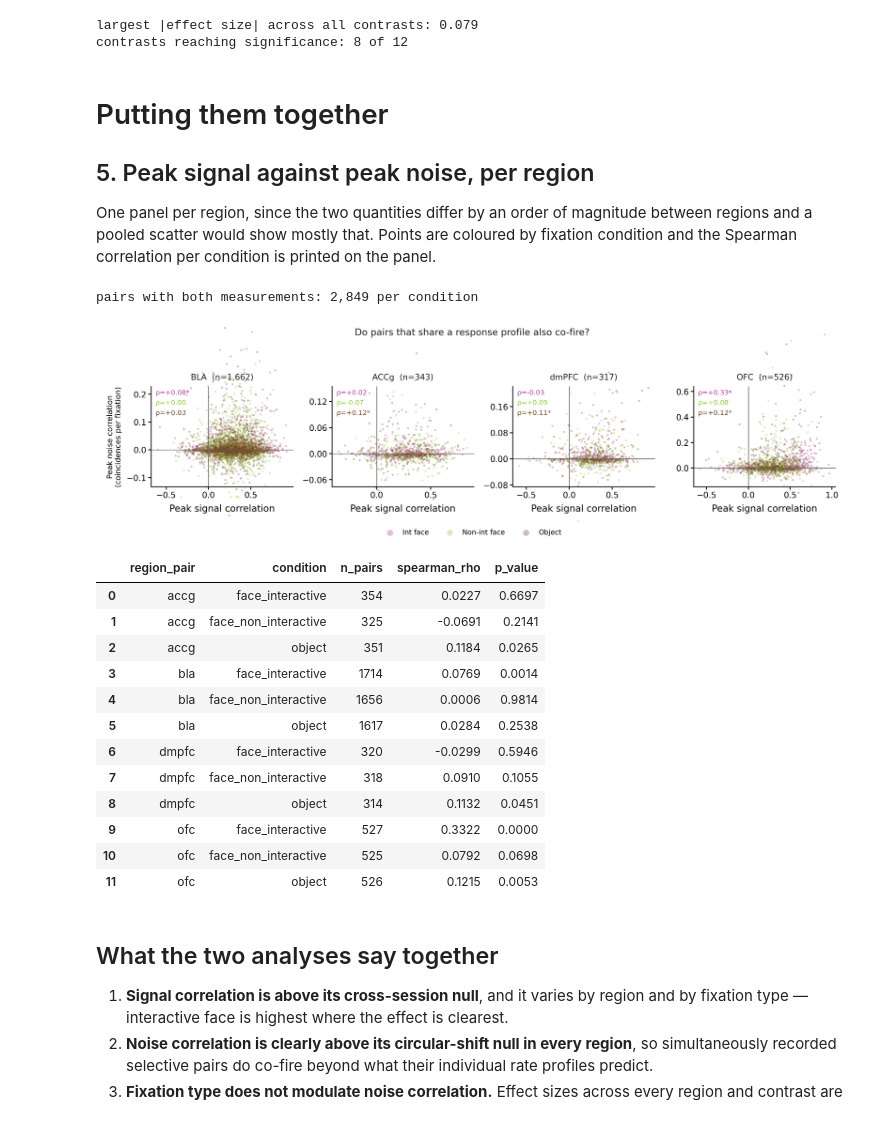
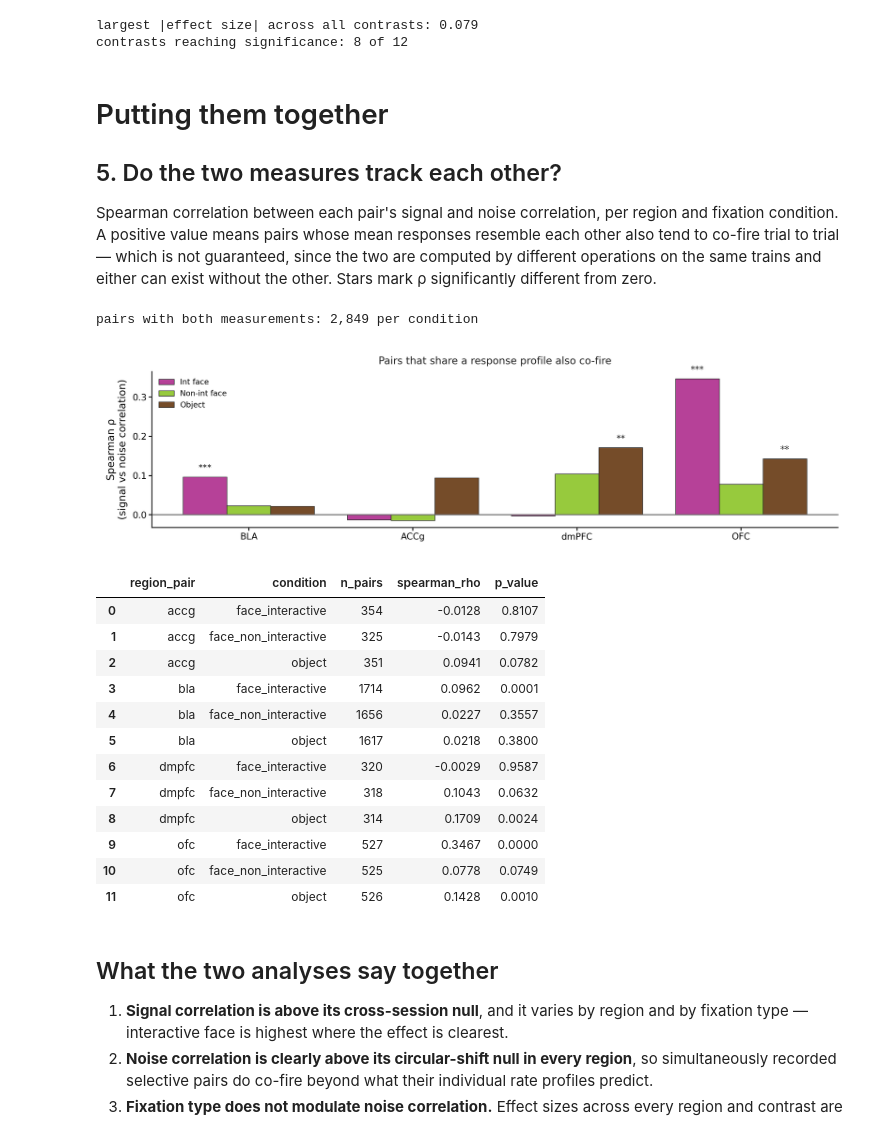
Before and after one commit to gprabaha/dal_monte_2022_analysis, a Jupyter notebook: notebooks/pair_correlation_overview/pair_correlation_overview.ipynb, the cells around one changed output. Drawn from its saved outputs; the diff is of its cells as text; code cells hidden in the pictures.

```diff
--- a/notebooks/pair_correlation_overview/pair_correlation_overview.ipynb
+++ b/notebooks/pair_correlation_overview/pair_correlation_overview.ipynb
@@ -236,42 +235,46 @@ contrasts reaching significance: 8 of 12
 # %% [markdown]
 # Putting them together
 
-## 5. Peak signal against peak noise, per region
+## 5. Do the two measures track each other?
 
-One panel per region, since the two quantities differ by an order of magnitude
-between regions and a pooled scatter would show mostly that. Points are coloured
-by fixation condition and the Spearman correlation per condition is printed on
-the panel.
+Spearman correlation between each pair's signal and noise correlation, per
+region and fixation condition. A positive value means pairs whose mean responses
+resemble each other also tend to co-fire trial to trial — which is not
+guaranteed, since the two are computed by different operations on the same
+trains and either can exist without the other. Stars mark ρ significantly
+different from zero.
 # %%
-joined = sc.join_with_noise_correlation(signal, signal_settings)
+joined = sc.join_with_noise_correlation(
+    signal, signal_settings, signal_metric=sc.WINDOW_METRIC
+)
 joined = joined.loc[joined["scope"] == "within_region"]
 correlations = sc.correlate_signal_with_noise(joined)
 print(f"pairs with both measurements: {len(joined) // 3:,} per condition")
 
-fig, paths = viz.plot_peak_signal_vs_noise(joined, correlations, figs)
+fig, paths = viz.plot_signal_noise_correlation_bars(correlations, figs)
 display(Image(filename=str(paths["png"])))
 
 display(
     correlations.loc[
         :, ["region_pair", "condition", "n_pairs", "spearman_rho", "p_value"]
     ].round(4)
 )
 # %% [output]
 pairs with both measurements: 2,849 per condition
-[figure, old version]
+[figure, new version]
 |  | region_pair | condition | n_pairs | spearman_rho | p_value |
-| 0 | accg | face_interactive | 354 | 0.0227 | 0.6697 |
-| 1 | accg | face_non_interactive | 325 | -0.0691 | 0.2141 |
-| 2 | accg | object | 351 | 0.1184 | 0.0265 |
-| 3 | bla | face_interactive | 1714 | 0.0769 | 0.0014 |
-| 4 | bla | face_non_interactive | 1656 | 0.0006 | 0.9814 |
-| 5 | bla | object | 1617 | 0.0284 | 0.2538 |
-| 6 | dmpfc | face_interactive | 320 | -0.0299 | 0.5946 |
-| 7 | dmpfc | face_non_interactive | 318 | 0.0910 | 0.1055 |
-| 8 | dmpfc | object | 314 | 0.1132 | 0.0451 |
-| 9 | ofc | face_interactive | 527 | 0.3322 | 0.0000 |
-| 10 | ofc | face_non_interactive | 525 | 0.0792 | 0.0698 |
-| 11 | ofc | object | 526 | 0.1215 | 0.0053 |
+| 0 | accg | face_interactive | 354 | -0.0128 | 0.8107 |
+| 1 | accg | face_non_interactive | 325 | -0.0143 | 0.7979 |
+| 2 | accg | object | 351 | 0.0941 | 0.0782 |
+| 3 | bla | face_interactive | 1714 | 0.0962 | 0.0001 |
+| 4 | bla | face_non_interactive | 1656 | 0.0227 | 0.3557 |
+| 5 | bla | object | 1617 | 0.0218 | 0.3800 |
+| 6 | dmpfc | face_interactive | 320 | -0.0029 | 0.9587 |
+| 7 | dmpfc | face_non_interactive | 318 | 0.1043 | 0.0632 |
+| 8 | dmpfc | object | 314 | 0.1709 | 0.0024 |
+| 9 | ofc | face_interactive | 527 | 0.3467 | 0.0000 |
+| 10 | ofc | face_non_interactive | 525 | 0.0778 | 0.0749 |
+| 11 | ofc | object | 526 | 0.1428 | 0.0010 |
 # %% [markdown]
 ## What the two analyses say together
 
```
Also changed, not shown: parts of 5 cells of this notebook, 4 other files.
